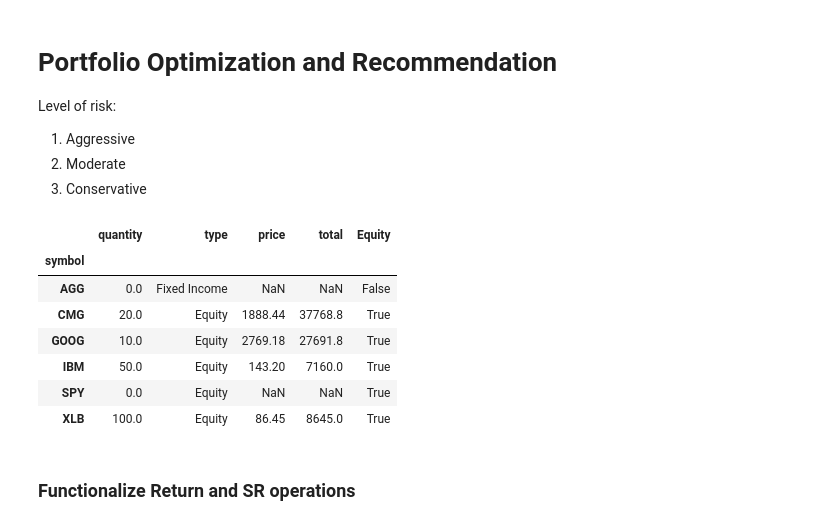
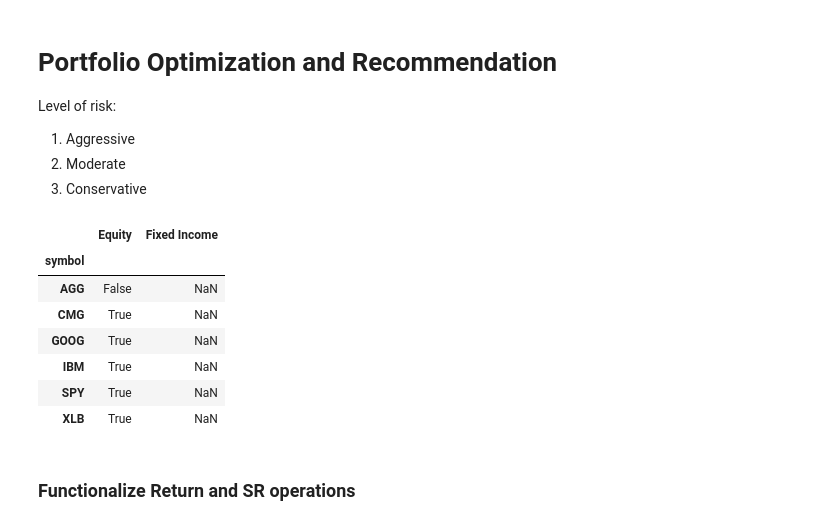
Before and after one commit to woodedlawn/awesome_retirement_portfolio_projector_tool, a Jupyter notebook: jon&pao/PAO&JON_Portfolio.ipynb, the cells around one changed output. Saved outputs shown, nothing was run; the diff lists cells and outputs as text; code cells hidden in the pictures.

```diff
--- a/jon&pao/PAO&JON_Portfolio.ipynb
+++ b/jon&pao/PAO&JON_Portfolio.ipynb
@@ -313,18 +335,19 @@ level_of_risk=1
 #Number of instruments and asset classes
 n=len(portfolio_prices.columns)
 portfolio_extended_df=portfolio_extended_df.set_index('symbol')
-# %%
-asset_class_securities['Equity']=portfolio_extended_df["Equity"]
-portfolio_extended_df
-# %% [output]
-|  | quantity | type | price | total | Equity |
-| symbol |  |  |  |  |  |
-| AGG | 0.0 | Fixed Income | NaN | NaN | False |
-| CMG | 20.0 | Equity | 1888.44 | 37768.8 | True |
-| GOOG | 10.0 | Equity | 2769.18 | 27691.8 | True |
-| IBM | 50.0 | Equity | 143.20 | 7160.0 | True |
-| SPY | 0.0 | Equity | NaN | NaN | True |
-| XLB | 100.0 | Equity | 86.45 | 8645.0 | True |
+# %%
+asset_class_securities=pd.DataFrame({"Equity": np.nan, "Fixed Income":np.nan }, index=portfolio_extended_df.index)
+asset_class_securities['Equity']=portfolio_extended_df["Equity"]
+asset_class_securities
+# %% [output]
+|  | Equity | Fixed Income |
+| symbol |  |  |
+| AGG | False | NaN |
+| CMG | True | NaN |
+| GOOG | True | NaN |
+| IBM | True | NaN |
+| SPY | True | NaN |
+| XLB | True | NaN |
 # %% [markdown]
 ### Functionalize Return and SR operations
 # %%
```
Also changed, not shown: parts of 13 cells of this notebook.
